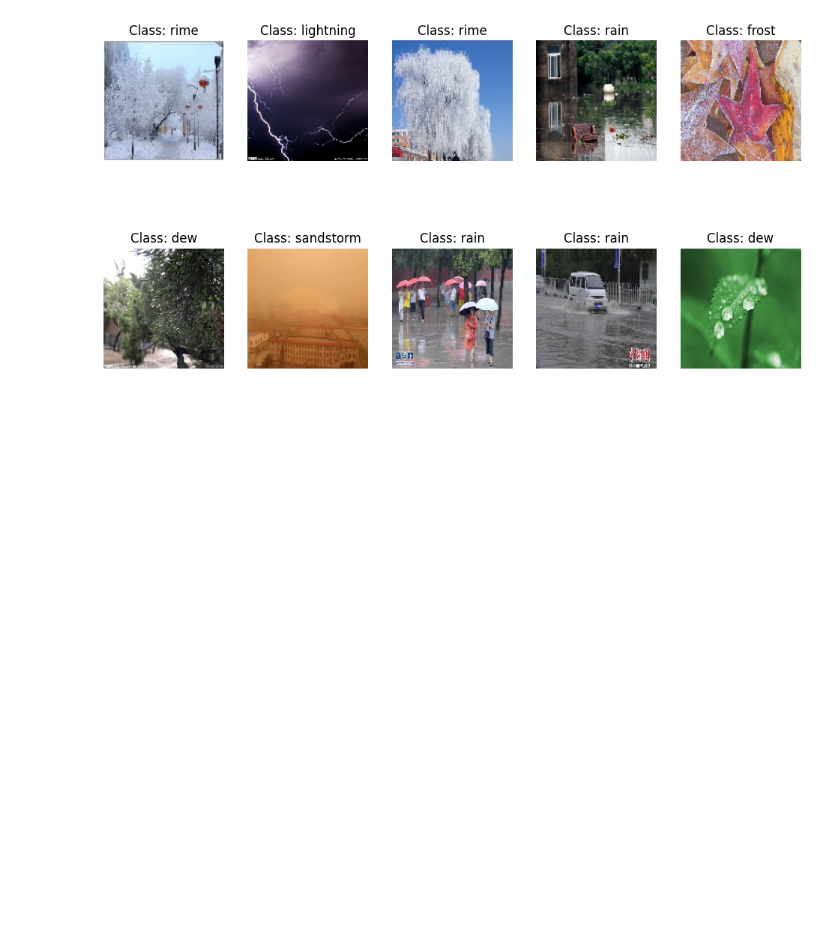
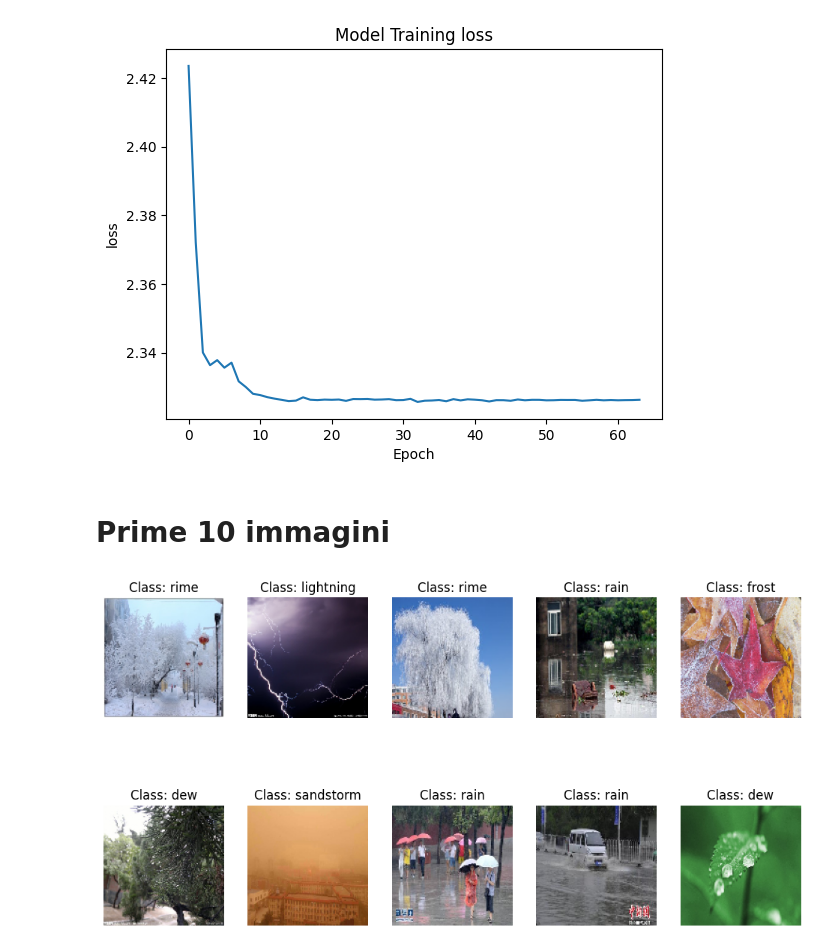
Before and after one commit to Lave1/Deep-learning-exam, a Jupyter notebook: main.ipynb, the cells around one changed output. Saved outputs shown, nothing was run; the diff lists cells and outputs as text; code cells hidden in the pictures; blank space fills up the shorter version.

```diff
--- a/main.ipynb
+++ b/main.ipynb
@@ -146,2 +266,13 @@ plt.show()
+# %%
+# Plotting the training accuracy
+plt.plot(hystory2.history['loss'])
+plt.title('Model Training loss')
+plt.xlabel('Epoch')
+plt.ylabel('loss')
+plt.show()
+# %% [output]
+[figure, added]
+# %% [markdown]
+# Prime 10 immagini
 # %%
 # Function to plot images
```
Also changed, not shown: parts of 13 cells of this notebook.
